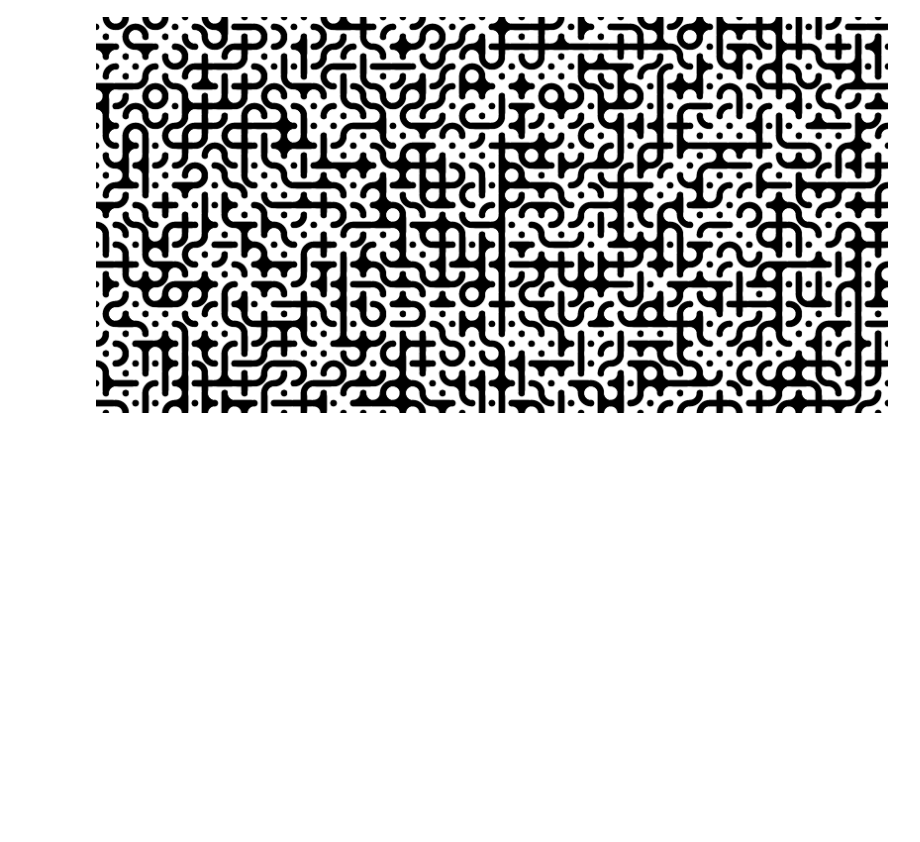
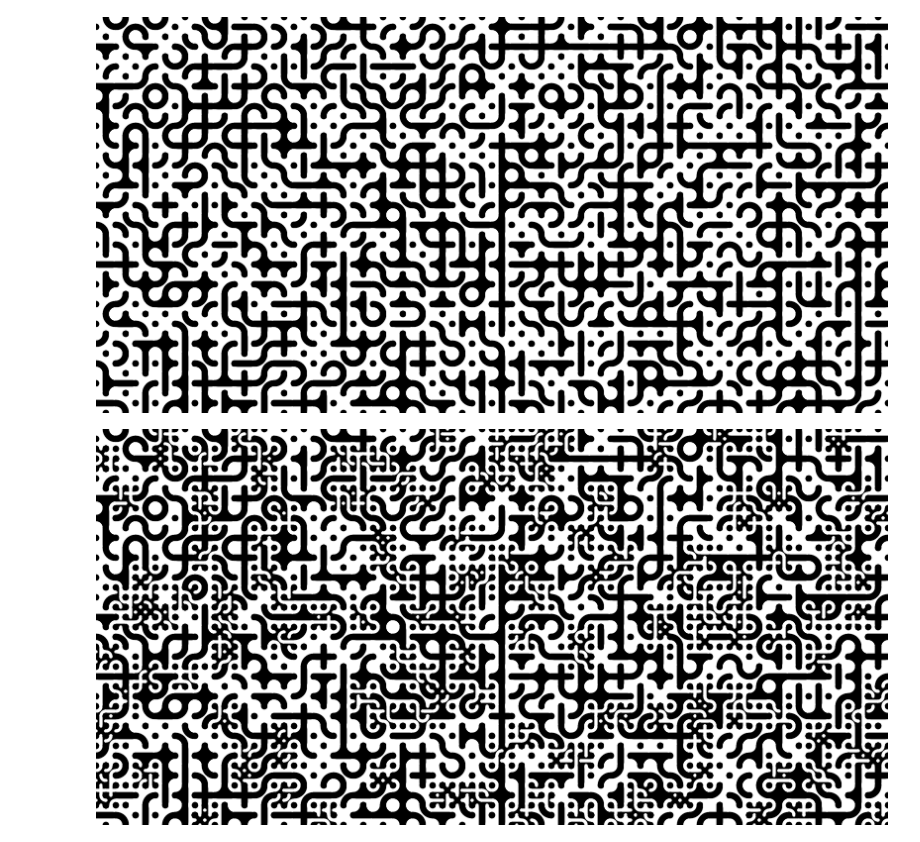
Before and after one commit to jobar8/truchet-viewer, a Jupyter notebook: examples/Truchet.ipynb, the cells around one changed output. Cells and saved outputs as stored; diff of their text form; code cells hidden in the pictures; blank space fills up the shorter version.

```diff
--- a/examples/Truchet.ipynb
+++ b/examples/Truchet.ipynb
@@ -19,3 +19,7 @@ multiscale_truchet(tiles=carlson_tiles, width=800, height=600, tilew=100, nlayer
 multiscale_truchet(tiles=carlson_tiles, width=800, height=400, tilew=20, nlayers=1, chance=.5, format="png", seed=11)
 # %% [output]
 [figure]
+# %%
+multiscale_truchet(tiles=carlson_tiles, width=800, height=400, tilew=20, nlayers=2, chance=.2, format="png", seed=11)
+# %% [output]
+[figure, added]
```
Also changed, not shown: 4 other files.
